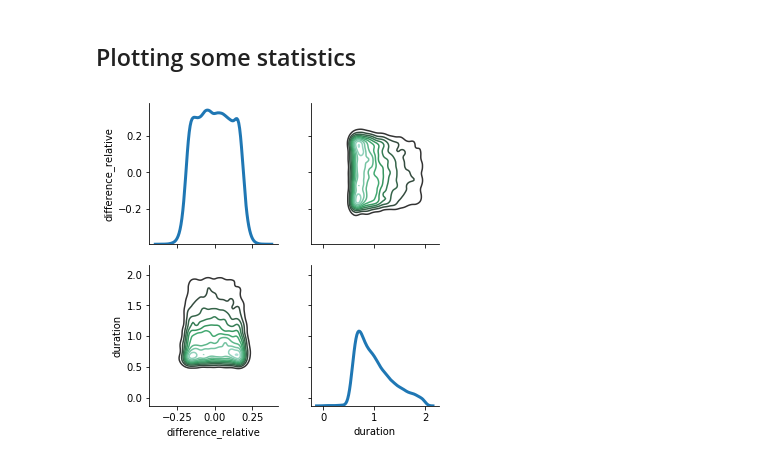
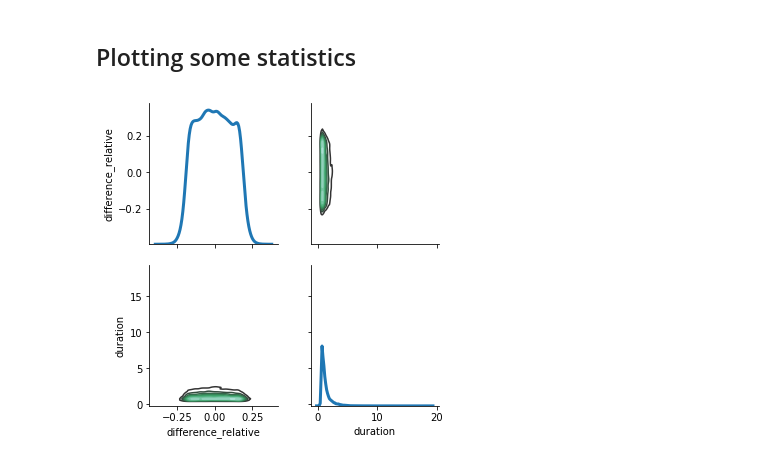
Before and after one commit to rmkujala/rcg-analysis, a Jupyter notebook: rcg_test_analysis.ipynb, the cells around one changed output. Saved outputs shown, nothing was run; the diff lists cells and outputs as text; code cells hidden in the pictures.

```diff
--- a/rcg_test_analysis.ipynb
+++ b/rcg_test_analysis.ipynb
@@ -58,14 +37,14 @@ Plotting some statistics
 # %%
 import seaborn as sns
 
-df_filtered = df[df['duration'] < 2]
+df_filtered = df[df['duration'] < 20]
 g = sns.PairGrid(df_filtered[['difference_relative', 'duration']])
 g.map_lower(sns.kdeplot)
 g.map_upper(sns.kdeplot)
 g.map_diag(sns.kdeplot, lw=3)
 plt.show()
 # %% [output]
-[figure, old version]
+[figure, new version]
 # %% [markdown]
 "Fitting the line" using Bayesian modeling and Stan
 ------------------------------------------------
```
Also changed, not shown: parts of 6 cells of this notebook, 3 other files.
